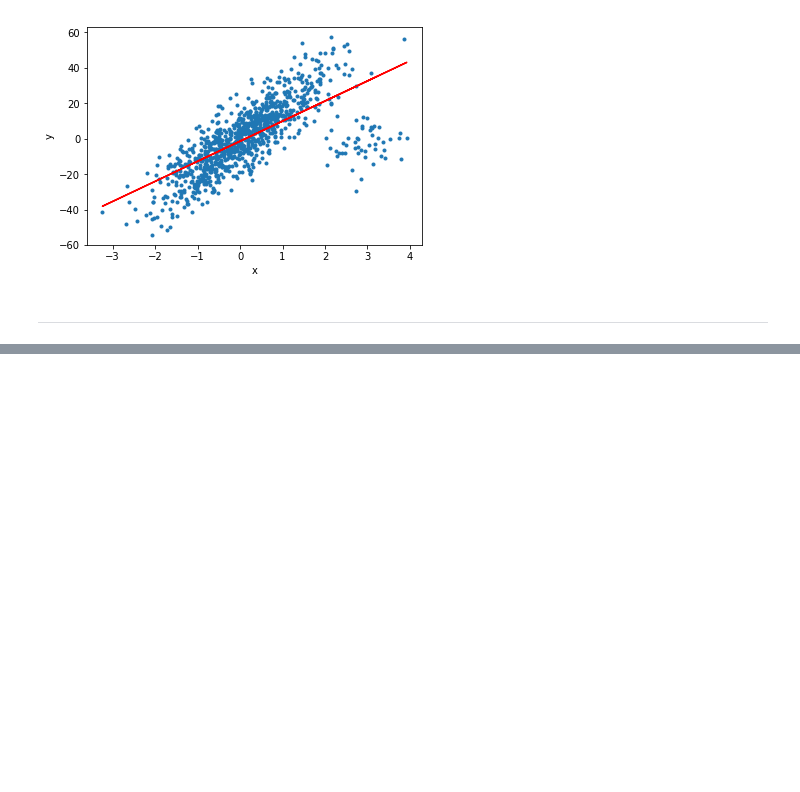
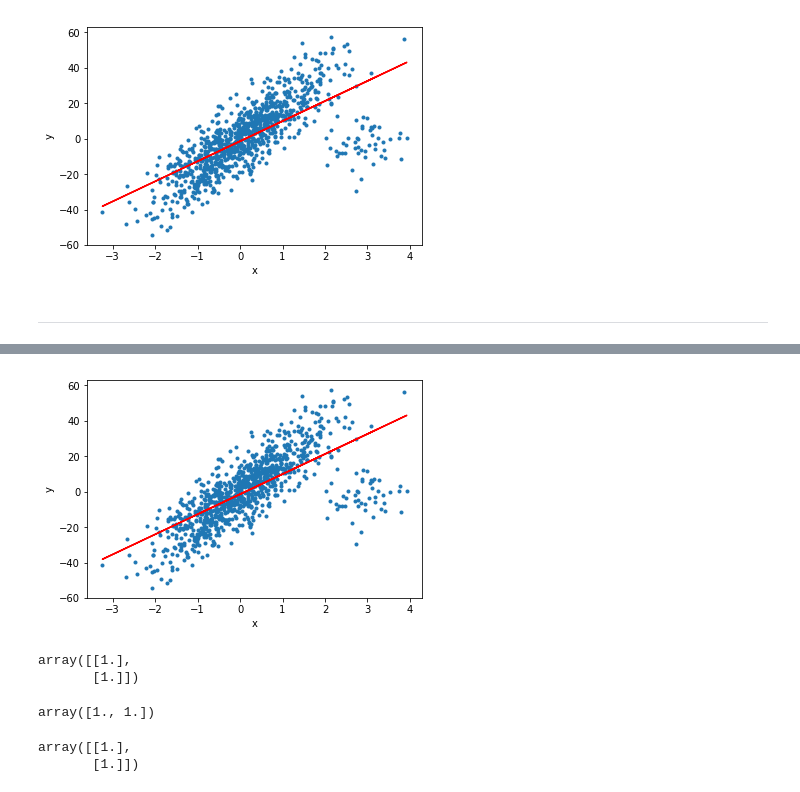
Before and after one commit to oswalth/AppliedPythonAtom, a Jupyter notebook: homeworks/homework_06_ml/exploring_linear_regression.ipynb, the cells around one changed output, grey strips where cells are left out. Cells and saved outputs as stored; diff of their text form; code cells hidden in the pictures; blank space fills up the shorter version.

```diff
--- a/homeworks/homework_06_ml/exploring_linear_regression.ipynb
+++ b/homeworks/homework_06_ml/exploring_linear_regression.ipynb
@@ -108,0 +142,21 @@ plt.ylabel("y");
+# %%
+plt.plot(X, y, ".");
+plt.plot(X, X * linear_regression_model.coef_ + linear_regression_model.intercept_, "r")
+plt.xlabel("x");
+plt.ylabel("y");
+# %% [output]
+[figure, added]
+# %%
+fines.reshape((2,1))
+# %% [output]
+array([[1.],
+       [1.]])
+# %%
+fines
+# %% [output]
+array([1., 1.])
+# %%
+np.ones((2,1))
+# %% [output]
+array([[1.],
+       [1.]])
```
Also changed, not shown: parts of 9 cells of this notebook.
